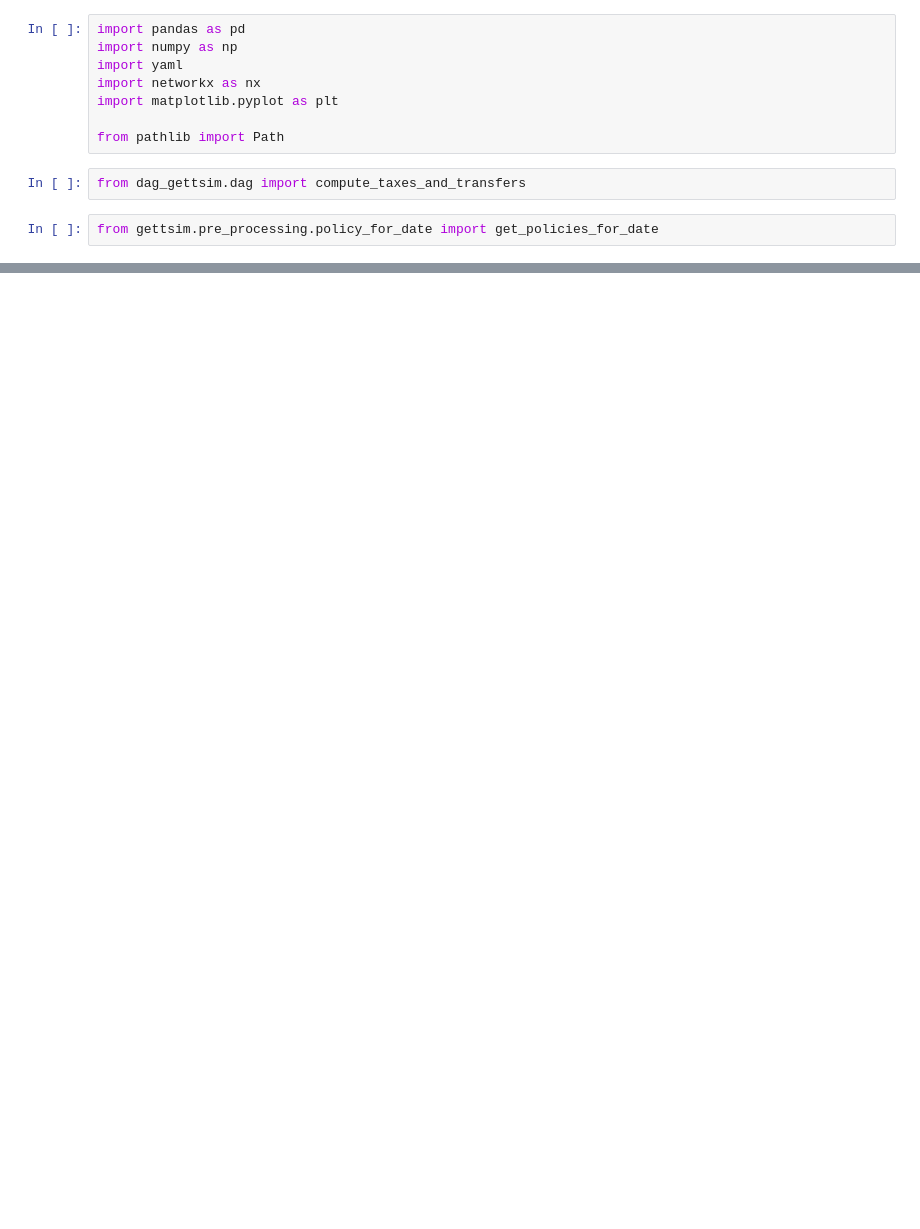
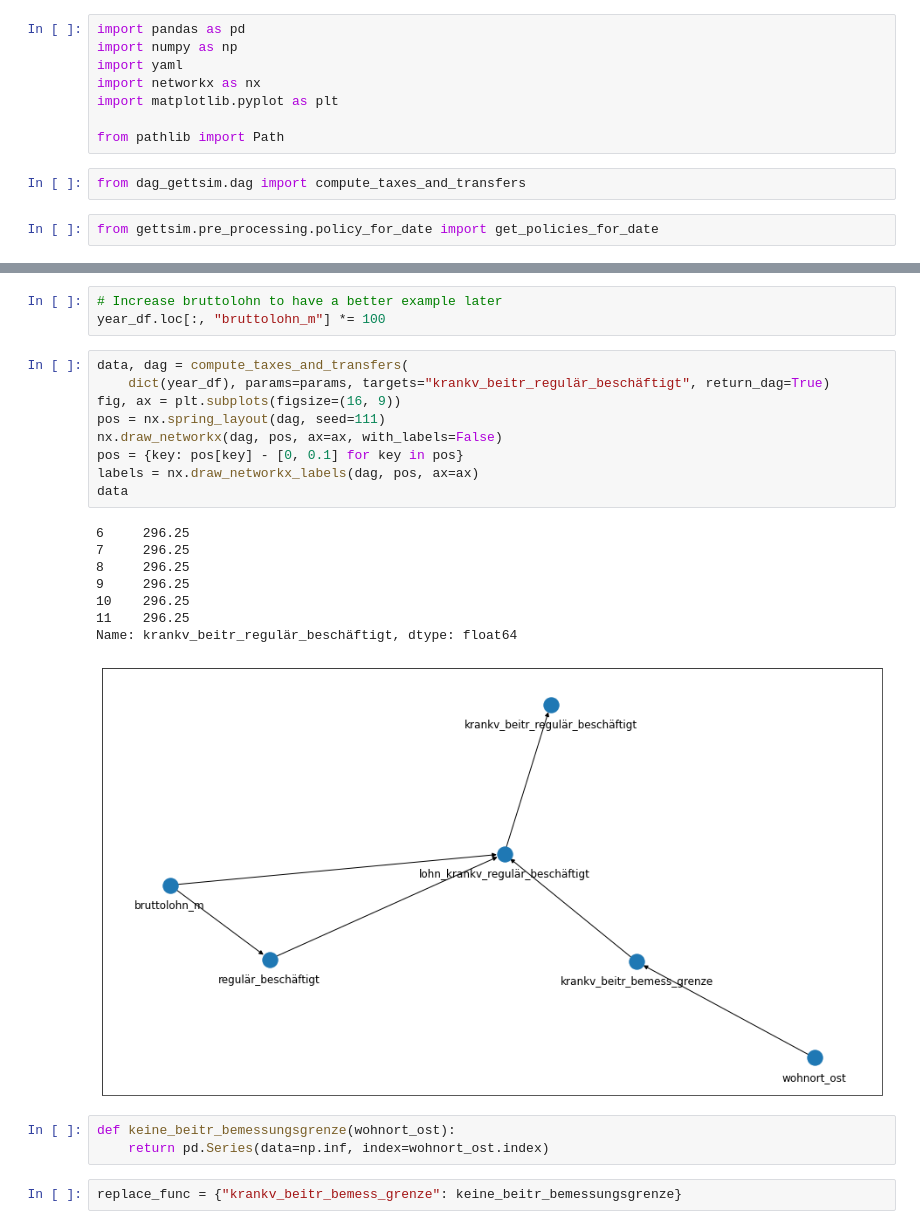
Before and after one commit to MaxBlesch/dag_sandbox_gettsim, a Jupyter notebook: explore-dag.ipynb, the cells around one changed output, grey strips where cells are left out. Drawn from its saved outputs; the diff is of its cells as text; blank space fills up the shorter version.

```diff
--- a/explore-dag.ipynb
+++ b/explore-dag.ipynb
@@ -52,0 +45,26 @@ list(dag.predecessors("sozialv_beit_m"))
+# %%
+# Increase bruttolohn to have a better example later
+year_df.loc[:, "bruttolohn_m"] *= 100
+# %%
+data, dag = compute_taxes_and_transfers(
+    dict(year_df), params=params, targets="krankv_beitr_regulär_beschäftigt", return_dag=True)
+fig, ax = plt.subplots(figsize=(16, 9))
+pos = nx.spring_layout(dag, seed=111)
+nx.draw_networkx(dag, pos, ax=ax, with_labels=False)
+pos = {key: pos[key] - [0, 0.1] for key in pos}
+labels = nx.draw_networkx_labels(dag, pos, ax=ax)
+data
+# %% [output]
+6     296.25
+7     296.25
+8     296.25
+9     296.25
+10    296.25
+11    296.25
+Name: krankv_beitr_regulär_beschäftigt, dtype: float64
+[figure, added]
+# %%
+def keine_beitr_bemessungsgrenze(wohnort_ost):
+    return pd.Series(data=np.inf, index=wohnort_ost.index)
+# %%
+replace_func = {"krankv_beitr_bemess_grenze": keine_beitr_bemessungsgrenze}
```
Also changed, not shown: parts of 15 cells of this notebook, 12 other files.
